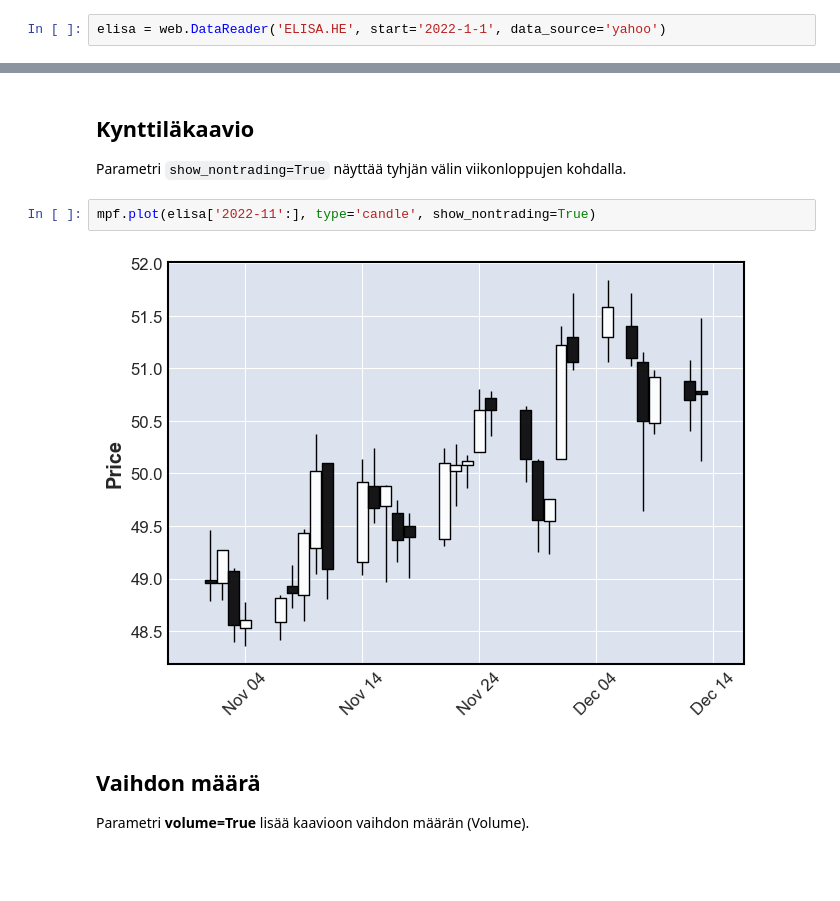
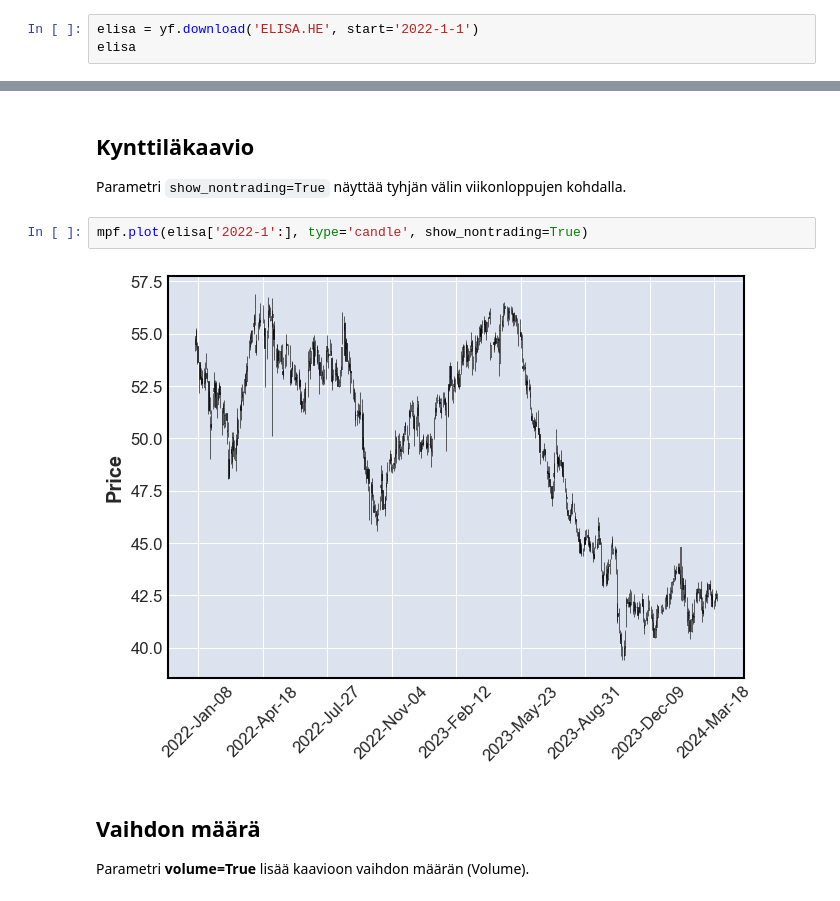
Before and after one commit to taanila/aikasarjat, a Jupyter notebook: mplfinance.ipynb, the cells around one changed output, grey strips where cells are left out. Saved outputs shown, nothing was run; the diff lists cells and outputs as text; blank space fills up the shorter version.

```diff
--- a/mplfinance.ipynb
+++ b/mplfinance.ipynb
@@ -20,4 +20,5 @@ import mplfinance as mpf
 
 Kurssihistorioita voit noutaa Yahoo Finance -palvelusta. Voit googlata muiden osakkeiden nimiä. Esimerkiksi halulla 'yahoo finance kemira' löydät Kemiran tunnuksen Yahoossa.
 # %%
-elisa = web.DataReader('ELISA.HE', start='2022-1-1', data_source='yahoo')
+elisa = yf.download('ELISA.HE', start='2022-1-1')
+elisa
@@ -45,9 +45,9 @@ elisa
 
 Parametri `show_nontrading=True` näyttää tyhjän välin viikonloppujen kohdalla.
 # %%
-mpf.plot(elisa['2022-11':], type='candle', show_nontrading=True)
+mpf.plot(elisa['2022-1':], type='candle', show_nontrading=True)
 # %% [output]
-[figure, old version]
+[figure, new version]
 # %% [markdown]
 ## Vaihdon määrä
 
```
Also changed, not shown: parts of 7 cells of this notebook.
